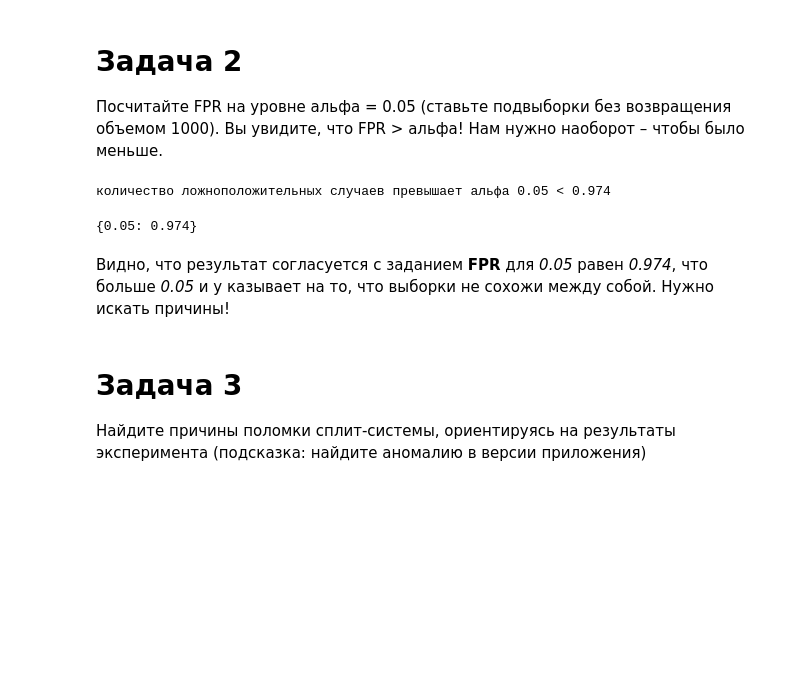
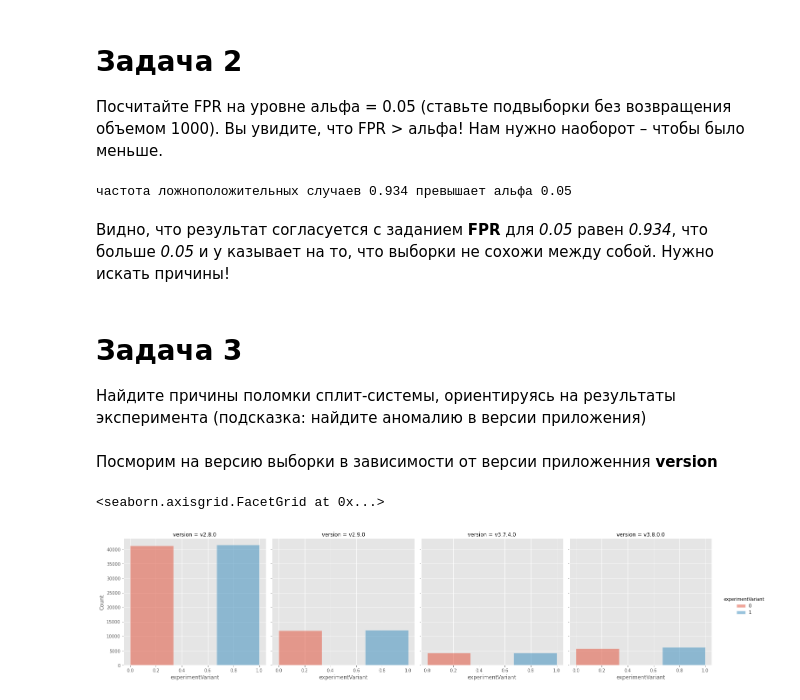
Before and after one commit to PavelSyr/da_karpov.cources, a Jupyter notebook: analitycs/05_statistics/10_AA_tests/mini_project/kc_da23_statistics_05_lesson_10.ipynb, the cells around one changed output. Cells and saved outputs as stored; diff of their text form; code cells hidden in the pictures; blank space fills up the shorter version.

```diff
--- a/analitycs/05_statistics/10_AA_tests/mini_project/kc_da23_statistics_05_lesson_10.ipynb
+++ b/analitycs/05_statistics/10_AA_tests/mini_project/kc_da23_statistics_05_lesson_10.ipynb
@@ -92,12 +106,19 @@ fpr = get_fpr(a1, a2, simulations, n_s)
 # %%
 # alphas = [0.01, 0.02, 0.03, 0.04, 0.05]
 alphas = [0.05]
-get_wrong_alpha_level(fpr, alphas)
+fpr = get_fpr_by_alpha(aa_pvalues, alphas)
+print_conglusion_by_fpr(fpr)
 # %% [output]
-количество ложноположительных случаев превышает альфа 0.05 < 0.974
+частота ложноположительных случаев 0.934 превышает альфа 0.05
-{0.05: 0.974}
 # %% [markdown]
-Видно, что результат согласуется с заданием **FPR** для *0.05* равен *0.974*, что больше *0.05* и у казывает на то, что выборки не сохожи между собой. Нужно искать причины!
+Видно, что результат согласуется с заданием **FPR** для *0.05* равен *0.934*, что больше *0.05* и у казывает на то, что выборки не сохожи между собой. Нужно искать причины!
 # %% [markdown]
 # Задача 3
 Найдите причины поломки сплит-системы, ориентируясь на результаты эксперимента (подсказка: найдите аномалию в версии приложения)
+# %% [markdown]
+Посморим на версию выборки в зависимости от версии приложенния **version**
+# %%
+sns.displot(data=df, x='experimentVariant', hue='experimentVariant', col='version', bins=3)
+# %% [output]
+<seaborn.axisgrid.FacetGrid at 0x...>
+[figure, added]
```
Also changed, not shown: parts of 30 cells of this notebook.
